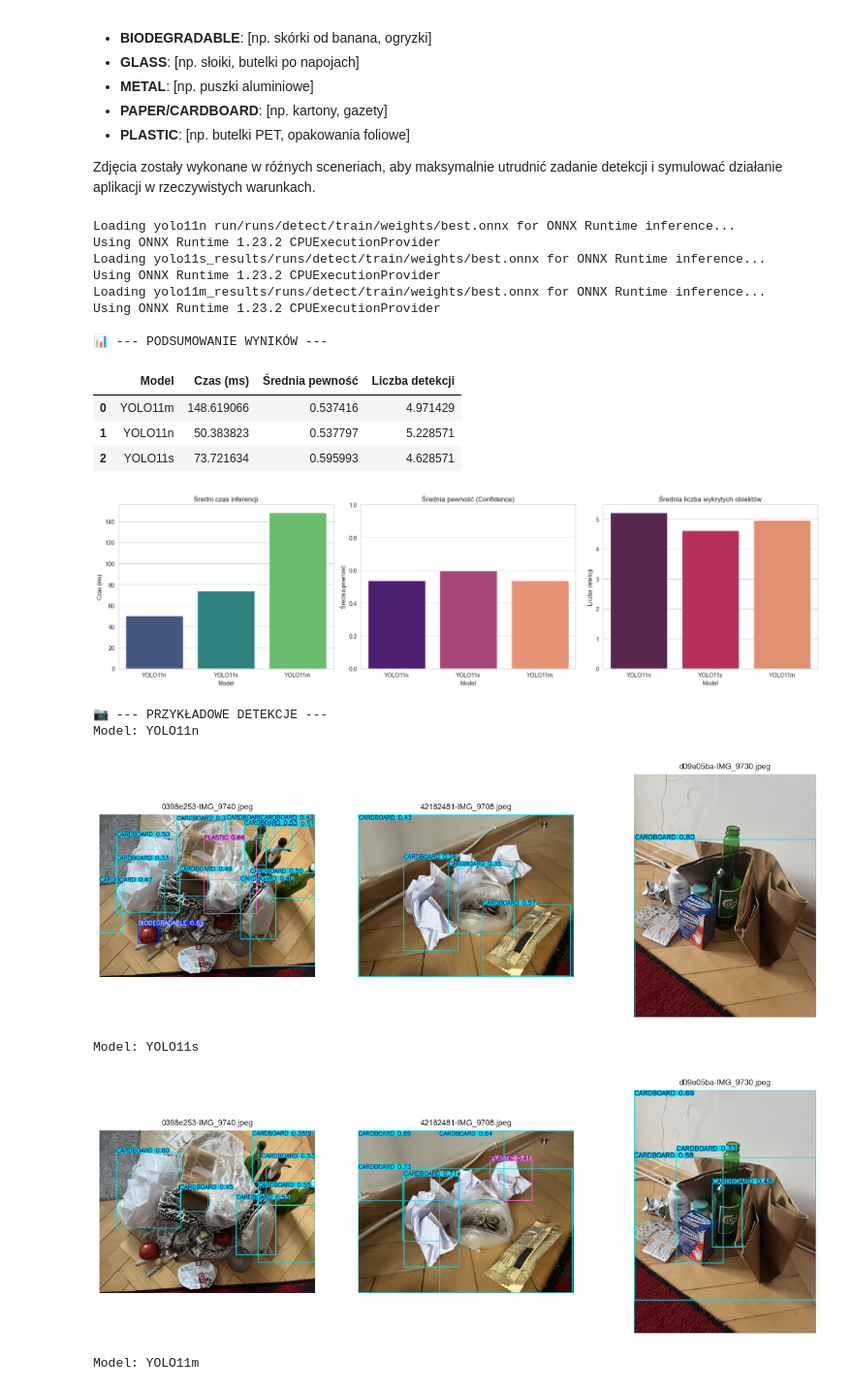
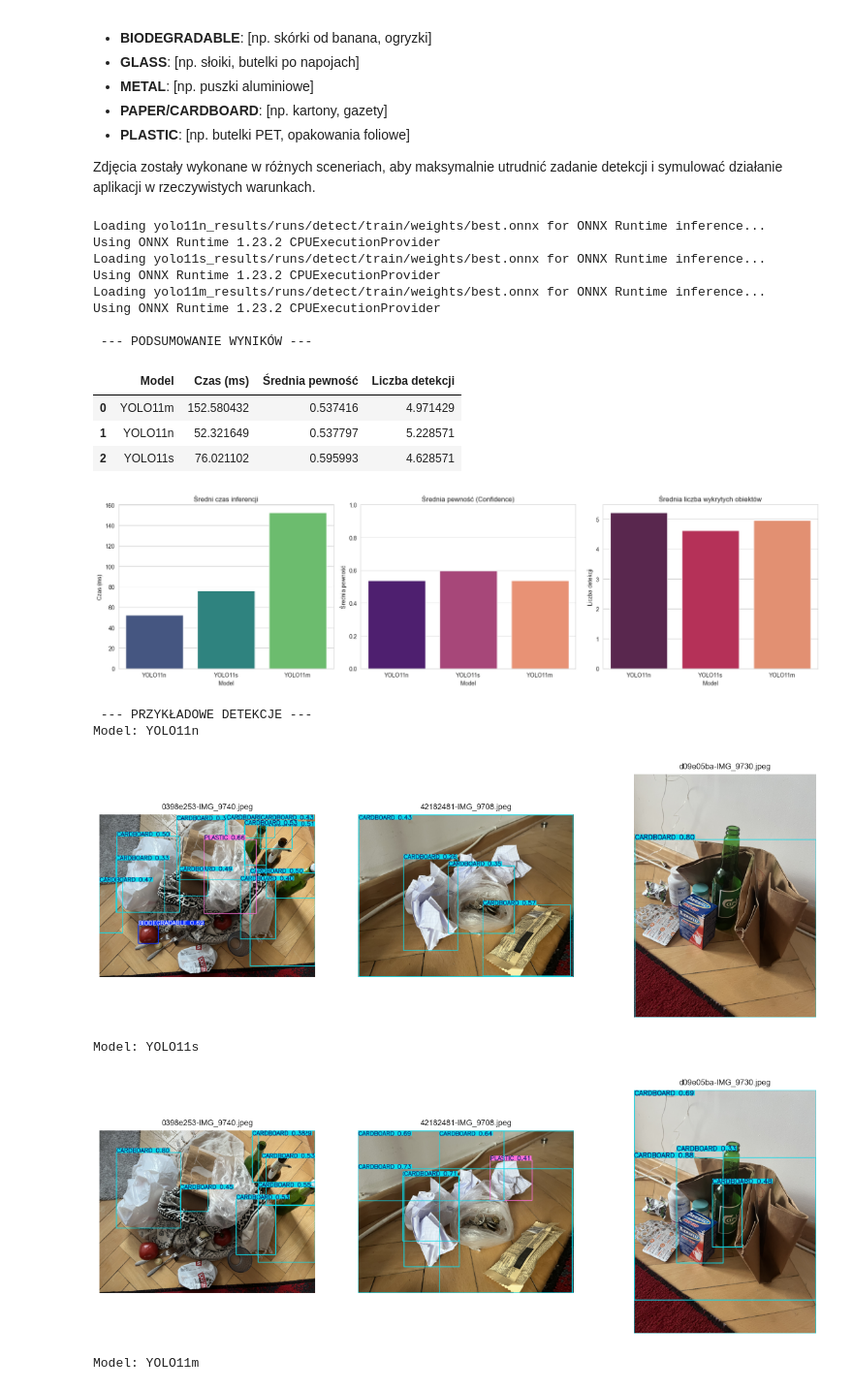
Before and after one commit to damhero/GarbageClassification, a Jupyter notebook: DO ODDANIA/trening_raport_koncowy.ipynb, the cells around one changed output. Shown at 97% size. Cells and saved outputs as stored; diff of their text form; code cells hidden in the pictures.

```diff
--- a/DO ODDANIA/trening_raport_koncowy.ipynb
+++ b/DO ODDANIA/trening_raport_koncowy.ipynb
@@ -945,7 +938,7 @@ from IPython.display import display, Image
 
 # --- KONFIGURACJA ---
 models_paths = {
-    "YOLO11n": "yolo11n run/runs/detect/train/weights/best.onnx",
+    "YOLO11n": "yolo11n_results/runs/detect/train/weights/best.onnx",
     "YOLO11s": "yolo11s_results/runs/detect/train/weights/best.onnx",
     "YOLO11m": "yolo11m_results/runs/detect/train/weights/best.onnx"
 }
@@ -977,7 +970,7 @@ for model_name, model_path in models_paths.items():
     for img_path in images_files:
         start_time = time.time()
 
-        # Inferencja (bez verbose, żeby nie śmiecić)
+        # Inferencja
         results = model.predict(img_path, conf=0.25, verbose=False)
 
         end_time = time.time()
@@ -1014,7 +1007,7 @@ if not df.empty:
     # 1. Tabela podsumowująca (średnie)
     summary = df.groupby("Model")[["Czas (ms)", "Średnia pewność", "Liczba detekcji"]].mean().reset_index()
 
-    print("\n📊 --- PODSUMOWANIE WYNIKÓW ---")
+    print("\n --- PODSUMOWANIE WYNIKÓW ---")
     display(summary.style.background_gradient(cmap="Blues"))
 
     # 2. Wykresy porównawcze
@@ -1031,42 +1024,42 @@ if not df.empty:
     axes[1].set_ylim(0, 1)
 
     # Liczba detekcji
     sns.barplot(data=df, x="Model", y="Liczba detekcji", ax=axes[2], errorbar=None, hue="Model", palette="rocket")
     axes[2].set_title("Średnia liczba wykrytych obiektów")
 
     plt.tight_layout()
     plt.show()
 
     # 3. Wyświetlenie przykładowych zdjęć (wizualna weryfikacja)
-    print("\n📷 --- PRZYKŁADOWE DETEKCJE ---")
+    print("\n --- PRZYKŁADOWE DETEKCJE ---")
     for model_name, images in sample_visualizations.items():
         print(f"Model: {model_name}")
         fig, axes = plt.subplots(1, len(images), figsize=(15, 5))
         if len(images) == 1: axes = [axes] # Fix dla jednego obrazka
 
         for ax, (img_name, img_data) in zip(axes, images):
             ax.imshow(img_data)
             ax.axis('off')
             ax.set_title(img_name, fontsize=9)
         plt.show()
 
 else:
-    print("⚠️ Brak wyników. Sprawdź ścieżki do modeli i zdjęć.")
+    print(" Brak wyników. Sprawdź ścieżki do modeli i zdjęć.")
 # %% [output]
-Loading yolo11n run/runs/detect/train/weights/best.onnx for ONNX Runtime inference...
+Loading yolo11n_results/runs/detect/train/weights/best.onnx for ONNX Runtime inference...
 Using ONNX Runtime 1.23.2 CPUExecutionProvider
 Loading yolo11s_results/runs/detect/train/weights/best.onnx for ONNX Runtime inference...
 Using ONNX Runtime 1.23.2 CPUExecutionProvider
 Loading yolo11m_results/runs/detect/train/weights/best.onnx for ONNX Runtime inference...
 Using ONNX Runtime 1.23.2 CPUExecutionProvider
 
-📊 --- PODSUMOWANIE WYNIKÓW ---
+ --- PODSUMOWANIE WYNIKÓW ---
 |  | Model | Czas (ms) | Średnia pewność | Liczba detekcji |
-| 0 | YOLO11m | 148.619066 | 0.537416 | 4.971429 |
-| 1 | YOLO11n | 50.383823 | 0.537797 | 5.228571 |
-| 2 | YOLO11s | 73.721634 | 0.595993 | 4.628571 |
+| 0 | YOLO11m | 152.580432 | 0.537416 | 4.971429 |
+| 1 | YOLO11n | 52.321649 | 0.537797 | 5.228571 |
+| 2 | YOLO11s | 76.021102 | 0.595993 | 4.628571 |
 [figure]
-📷 --- PRZYKŁADOWE DETEKCJE ---
+ --- PRZYKŁADOWE DETEKCJE ---
 Model: YOLO11n
 [figure]
 Model: YOLO11s
```
Also changed, not shown: parts of 4 cells of this notebook.
